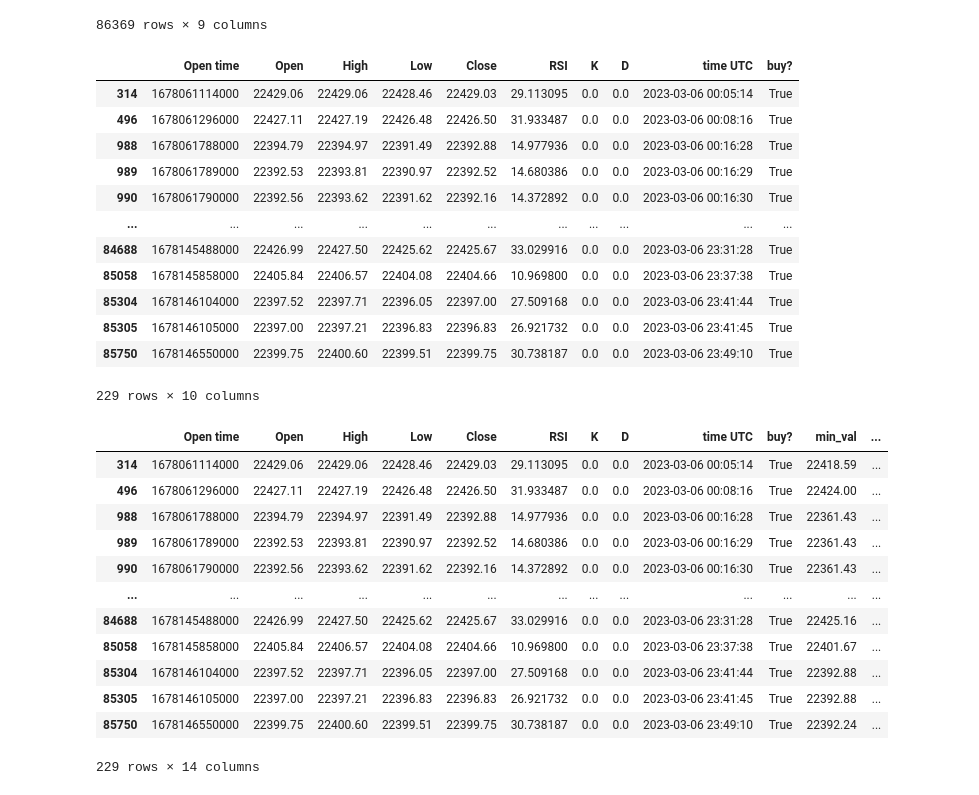
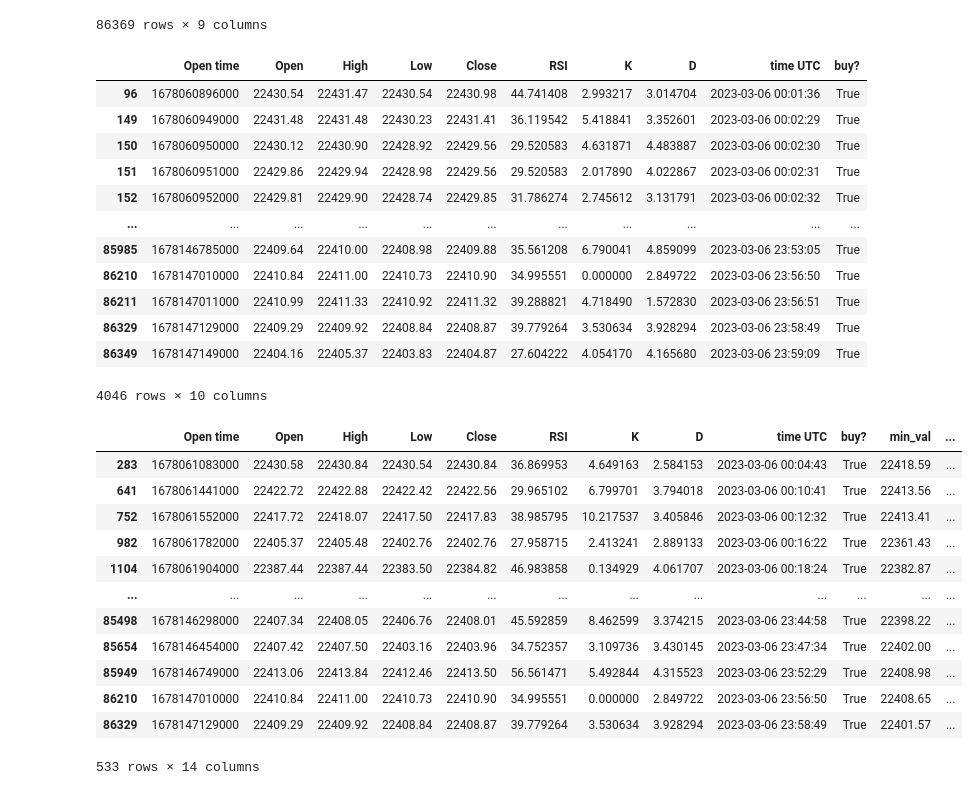
Before and after one commit to DrZuse/binance_rsi_backtest, a Jupyter notebook: backtest.ipynb, the cells around one changed output. Saved outputs shown, nothing was run; the diff lists cells and outputs as text; code cells hidden in the pictures.

```diff
--- a/backtest.ipynb
+++ b/backtest.ipynb
@@ -71,48 +71,52 @@ df
 | 86399 | 1678147199000 | 22409.66 | 22410.00 | 22409.00 | 22410.00 | 59.157274 | 19.705414 | 18.203503 | 2023-03-06 23:59:59 |
 86369 rows × 9 columns
 # %%
-df.loc[(df['D'] <= 0) & (df['RSI'] < 30), 'buy?'] = True
+#df.loc[(df['D'] <= 0) & (df['RSI'] < 30), 'buy?'] = True
+df.loc[df['D'] <= 5, 'buy?'] = True
 df.loc[df['buy?'] == True]
 # %% [output]
 |  | Open time | Open | High | Low | Close | RSI | K | D | time UTC | buy? |
-| 314 | 1678061114000 | 22429.06 | 22429.06 | 22428.46 | 22429.03 | 29.113095 | 0.0 | 0.0 | 2023-03-06 00:05:14 | True |
-| 496 | 1678061296000 | 22427.11 | 22427.19 | 22426.48 | 22426.50 | 31.933487 | 0.0 | 0.0 | 2023-03-06 00:08:16 | True |
-| 988 | 1678061788000 | 22394.79 | 22394.97 | 22391.49 | 22392.88 | 14.977936 | 0.0 | 0.0 | 2023-03-06 00:16:28 | True |
-| 989 | 1678061789000 | 22392.53 | 22393.81 | 22390.97 | 22392.52 | 14.680386 | 0.0 | 0.0 | 2023-03-06 00:16:29 | True |
-| 990 | 1678061790000 | 22392.56 | 22393.62 | 22391.62 | 22392.16 | 14.372892 | 0.0 | 0.0 | 2023-03-06 00:16:30 | True |
+| 96 | 1678060896000 | 22430.54 | 22431.47 | 22430.54 | 22430.98 | 44.741408 | 2.993217 | 3.014704 | 2023-03-06 00:01:36 | True |
+| 149 | 1678060949000 | 22431.48 | 22431.48 | 22430.23 | 22431.41 | 36.119542 | 5.418841 | 3.352601 | 2023-03-06 00:02:29 | True |
+| 150 | 1678060950000 | 22430.12 | 22430.90 | 22428.92 | 22429.56 | 29.520583 | 4.631871 | 4.483887 | 2023-03-06 00:02:30 | True |
+| 151 | 1678060951000 | 22429.86 | 22429.94 | 22428.98 | 22429.56 | 29.520583 | 2.017890 | 4.022867 | 2023-03-06 00:02:31 | True |
+| 152 | 1678060952000 | 22429.81 | 22429.90 | 22428.74 | 22429.85 | 31.786274 | 2.745612 | 3.131791 | 2023-03-06 00:02:32 | True |
 | ... | ... | ... | ... | ... | ... | ... | ... | ... | ... | ... |
-| 84688 | 1678145488000 | 22426.99 | 22427.50 | 22425.62 | 22425.67 | 33.029916 | 0.0 | 0.0 | 2023-03-06 23:31:28 | True |
-| 85058 | 1678145858000 | 22405.84 | 22406.57 | 22404.08 | 22404.66 | 10.969800 | 0.0 | 0.0 | 2023-03-06 23:37:38 | True |
-| 85304 | 1678146104000 | 22397.52 | 22397.71 | 22396.05 | 22397.00 | 27.509168 | 0.0 | 0.0 | 2023-03-06 23:41:44 | True |
-| 85305 | 1678146105000 | 22397.00 | 22397.21 | 22396.83 | 22396.83 | 26.921732 | 0.0 | 0.0 | 2023-03-06 23:41:45 | True |
-| 85750 | 1678146550000 | 22399.75 | 22400.60 | 22399.51 | 22399.75 | 30.738187 | 0.0 | 0.0 | 2023-03-06 23:49:10 | True |
+| 85985 | 1678146785000 | 22409.64 | 22410.00 | 22408.98 | 22409.88 | 35.561208 | 6.790041 | 4.859099 | 2023-03-06 23:53:05 | True |
+| 86210 | 1678147010000 | 22410.84 | 22411.00 | 22410.73 | 22410.90 | 34.995551 | 0.000000 | 2.849722 | 2023-03-06 23:56:50 | True |
+| 86211 | 1678147011000 | 22410.99 | 22411.33 | 22410.92 | 22411.32 | 39.288821 | 4.718490 | 1.572830 | 2023-03-06 23:56:51 | True |
+| 86329 | 1678147129000 | 22409.29 | 22409.92 | 22408.84 | 22408.87 | 39.779264 | 3.530634 | 3.928294 | 2023-03-06 23:58:49 | True |
+| 86349 | 1678147149000 | 22404.16 | 22405.37 | 22403.83 | 22404.87 | 27.604222 | 4.054170 | 4.165680 | 2023-03-06 23:59:09 | True |
-229 rows × 10 columns
+4046 rows × 10 columns
 # %%
 rolling_seconds = 60
 
 df['min_val'] = df['Low'].shift(-rolling_seconds).rolling(window=rolling_seconds).min()
 df['max_val'] = df['High'].shift(-rolling_seconds).rolling(window=rolling_seconds).max()
 
 df['max_val_%'] = (df['max_val'] - df['Open'].shift(-1)) * 100 / df['Open'].shift(-1)
 df['min_val_%'] = (df['min_val'] - df['Open'].shift(-1)) * 100 / df['Open'].shift(-1)
 
 #df.dropna(inplace=True)
 #df[60:70]
-df.loc[df['buy?'] == True]
+#df.loc[df['buy?'] == True]
+df = df.loc[df['buy?'] == True]
+df = df.loc[df['Open time'] - df['Open time'].shift(1) > rolling_seconds * 1000]
+df
 # %% [output]
 |  | Open time | Open | High | Low | Close | RSI | K | D | time UTC | buy? | min_val | ... |
-| 314 | 1678061114000 | 22429.06 | 22429.06 | 22428.46 | 22429.03 | 29.113095 | 0.0 | 0.0 | 2023-03-06 00:05:14 | True | 22418.59 | ... |
-| 496 | 1678061296000 | 22427.11 | 22427.19 | 22426.48 | 22426.50 | 31.933487 | 0.0 | 0.0 | 2023-03-06 00:08:16 | True | 22424.00 | ... |
-| 988 | 1678061788000 | 22394.79 | 22394.97 | 22391.49 | 22392.88 | 14.977936 | 0.0 | 0.0 | 2023-03-06 00:16:28 | True | 22361.43 | ... |
-| 989 | 1678061789000 | 22392.53 | 22393.81 | 22390.97 | 22392.52 | 14.680386 | 0.0 | 0.0 | 2023-03-06 00:16:29 | True | 22361.43 | ... |
-| 990 | 1678061790000 | 22392.56 | 22393.62 | 22391.62 | 22392.16 | 14.372892 | 0.0 | 0.0 | 2023-03-06 00:16:30 | True | 22361.43 | ... |
+| 283 | 1678061083000 | 22430.58 | 22430.84 | 22430.54 | 22430.84 | 36.869953 | 4.649163 | 2.584153 | 2023-03-06 00:04:43 | True | 22418.59 | ... |
+| 641 | 1678061441000 | 22422.72 | 22422.88 | 22422.42 | 22422.56 | 29.965102 | 6.799701 | 3.794018 | 2023-03-06 00:10:41 | True | 22413.56 | ... |
+| 752 | 1678061552000 | 22417.72 | 22418.07 | 22417.50 | 22417.83 | 38.985795 | 10.217537 | 3.405846 | 2023-03-06 00:12:32 | True | 22413.41 | ... |
+| 982 | 1678061782000 | 22405.37 | 22405.48 | 22402.76 | 22402.76 | 27.958715 | 2.413241 | 2.889133 | 2023-03-06 00:16:22 | True | 22361.43 | ... |
+| 1104 | 1678061904000 | 22387.44 | 22387.44 | 22383.50 | 22384.82 | 46.983858 | 0.134929 | 4.061707 | 2023-03-06 00:18:24 | True | 22382.87 | ... |
 | ... | ... | ... | ... | ... | ... | ... | ... | ... | ... | ... | ... | ... |
-| 84688 | 1678145488000 | 22426.99 | 22427.50 | 22425.62 | 22425.67 | 33.029916 | 0.0 | 0.0 | 2023-03-06 23:31:28 | True | 22425.16 | ... |
-| 85058 | 1678145858000 | 22405.84 | 22406.57 | 22404.08 | 22404.66 | 10.969800 | 0.0 | 0.0 | 2023-03-06 23:37:38 | True | 22401.67 | ... |
-| 85304 | 1678146104000 | 22397.52 | 22397.71 | 22396.05 | 22397.00 | 27.509168 | 0.0 | 0.0 | 2023-03-06 23:41:44 | True | 22392.88 | ... |
-| 85305 | 1678146105000 | 22397.00 | 22397.21 | 22396.83 | 22396.83 | 26.921732 | 0.0 | 0.0 | 2023-03-06 23:41:45 | True | 22392.88 | ... |
-| 85750 | 1678146550000 | 22399.75 | 22400.60 | 22399.51 | 22399.75 | 30.738187 | 0.0 | 0.0 | 2023-03-06 23:49:10 | True | 22392.24 | ... |
+| 85498 | 1678146298000 | 22407.34 | 22408.05 | 22406.76 | 22408.01 | 45.592859 | 8.462599 | 3.374215 | 2023-03-06 23:44:58 | True | 22398.22 | ... |
+| 85654 | 1678146454000 | 22407.42 | 22407.50 | 22403.16 | 22403.96 | 34.752357 | 3.109736 | 3.430145 | 2023-03-06 23:47:34 | True | 22402.00 | ... |
+| 85949 | 1678146749000 | 22413.06 | 22413.84 | 22412.46 | 22413.50 | 56.561471 | 5.492844 | 4.315523 | 2023-03-06 23:52:29 | True | 22408.98 | ... |
+| 86210 | 1678147010000 | 22410.84 | 22411.00 | 22410.73 | 22410.90 | 34.995551 | 0.000000 | 2.849722 | 2023-03-06 23:56:50 | True | 22408.65 | ... |
+| 86329 | 1678147129000 | 22409.29 | 22409.92 | 22408.84 | 22408.87 | 39.779264 | 3.530634 | 3.928294 | 2023-03-06 23:58:49 | True | 22401.57 | ... |
-229 rows × 14 columns
+533 rows × 14 columns
 # %%
 tp_size = 0.075
 sl_size = 0.075
```
Also changed, not shown: parts of 4 cells of this notebook, 2 other files.
